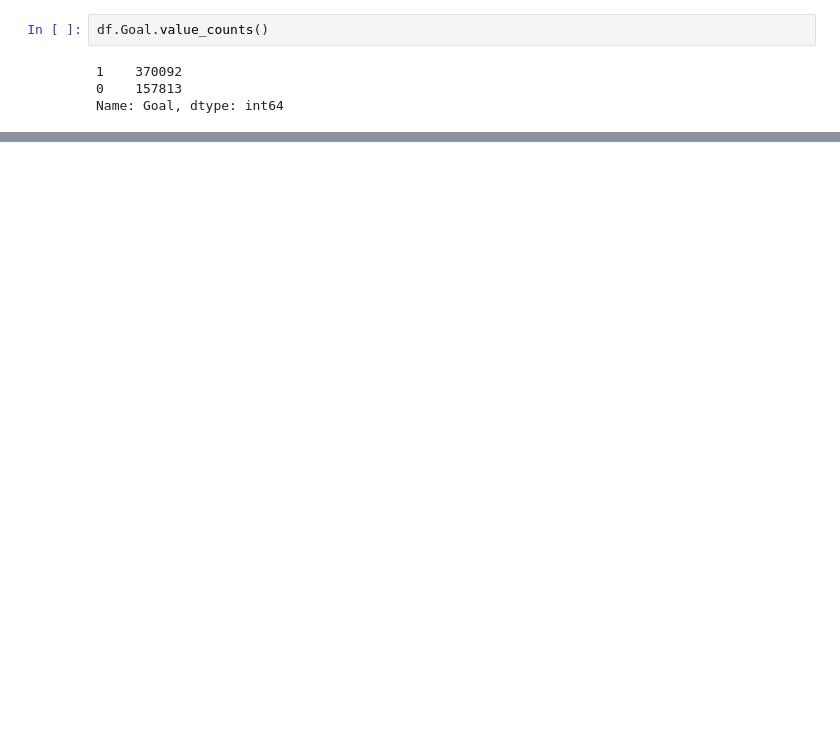
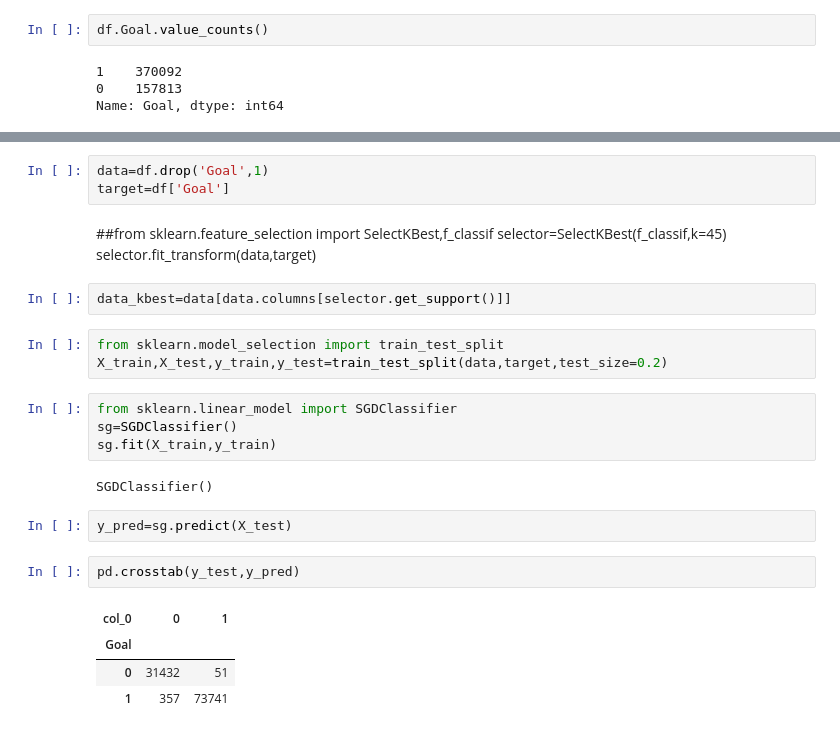
Before and after one commit to ludomare/London-Pumpy, a Jupyter notebook: 02 Importation & nettoyage données.ipynb, the cells around one changed output, grey strips where cells are left out. Saved outputs shown, nothing was run; the diff lists cells and outputs as text; blank space fills up the shorter version.

```diff
--- a/02 Importation & nettoyage données.ipynb
+++ b/02 Importation & nettoyage données.ipynb
@@ -1386,0 +1383,27 @@ Name: Goal, dtype: int64
+# %%
+data=df.drop('Goal',1)
+target=df['Goal']
+# %% [markdown]
+##from sklearn.feature_selection import SelectKBest,f_classif
+selector=SelectKBest(f_classif,k=45)
+selector.fit_transform(data,target)
+# %%
+data_kbest=data[data.columns[selector.get_support()]]
+# %%
+from sklearn.model_selection import train_test_split
+X_train,X_test,y_train,y_test=train_test_split(data,target,test_size=0.2)
+# %%
+from sklearn.linear_model import SGDClassifier
+sg=SGDClassifier()
+sg.fit(X_train,y_train)
+# %% [output]
+SGDClassifier()
+# %%
+y_pred=sg.predict(X_test)
+# %%
+pd.crosstab(y_test,y_pred)
+# %% [output]
+| col_0 | 0 | 1 |
+| Goal |  |  |
+| 0 | 31432 | 51 |
+| 1 | 357 | 73741 |
```
Also changed, not shown: parts of 16 cells of this notebook.
